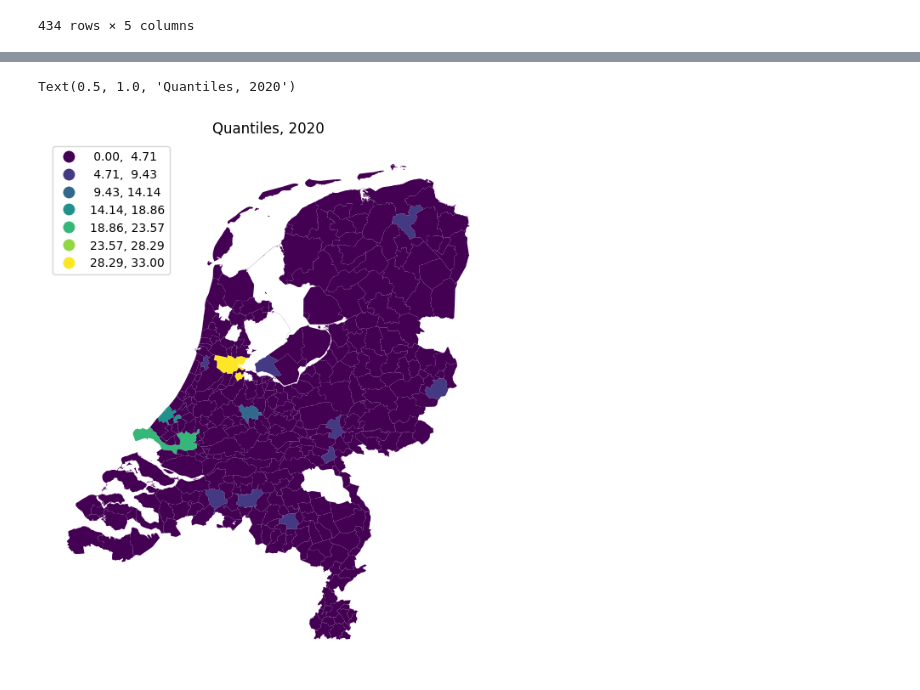
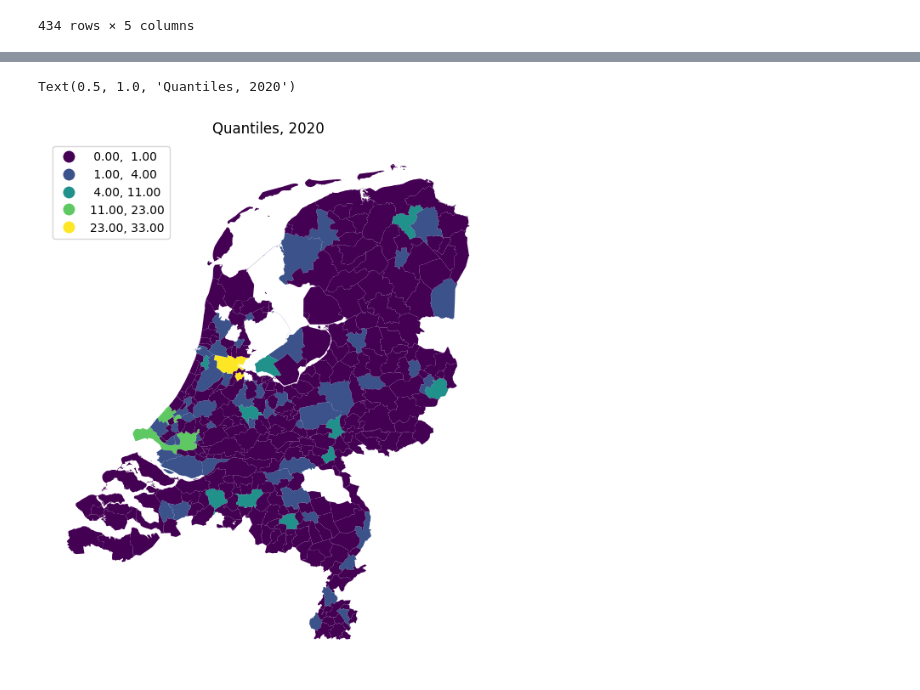
Before and after one commit to HipsterJulius/VSCODE, a Jupyter notebook: inkar-indicators/src/mergeCBSandInkar_maps.ipynb, the cells around one changed output, grey strips where cells are left out. Cells and saved outputs as stored; diff of their text form; code cells hidden in the pictures.

```diff
--- a/inkar-indicators/src/mergeCBSandInkar_maps.ipynb
+++ b/inkar-indicators/src/mergeCBSandInkar_maps.ipynb
@@ -114,14 +188,14 @@ municipal_boundaries_de
 # %%
 p = municipal_boundaries_nl.plot(column='Wert',
-                             scheme="equalinterval",
-                             k=7,
+                             scheme="fisherjenks",
+                             k=5,
                              legend=True,
                              legend_kwds={'loc': 'upper left'},
                              figsize = (8,8))
 p.axis('off')
 p.set_title('Quantiles, 2020')
 # %% [output]
 Text(0.5, 1.0, 'Quantiles, 2020')
-[figure, old version]
+[figure, new version]
 # %%
 p = municipal_boundaries_de.plot(column='Wert',
```
Also changed, not shown: parts of 8 cells of this notebook, 3 other files.
